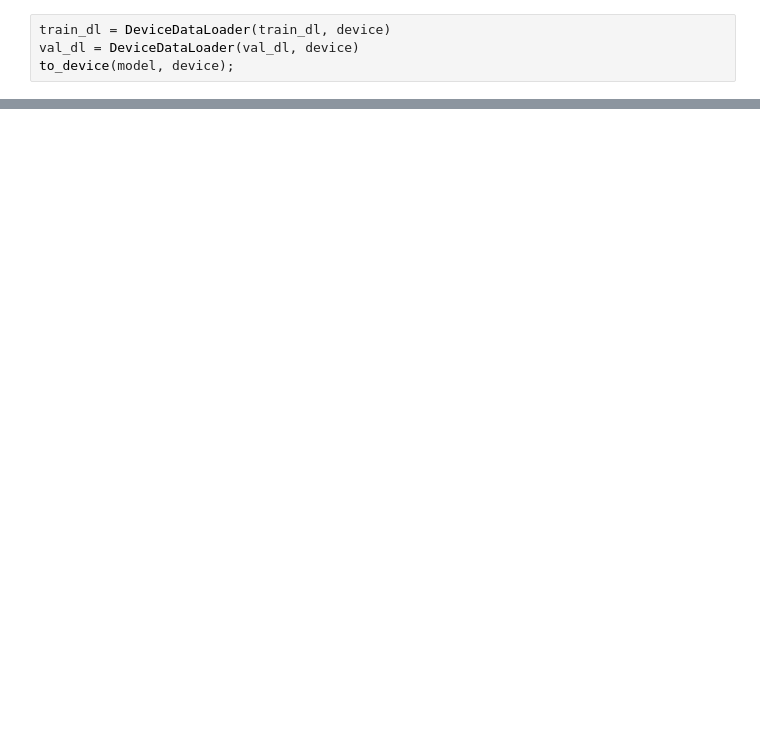
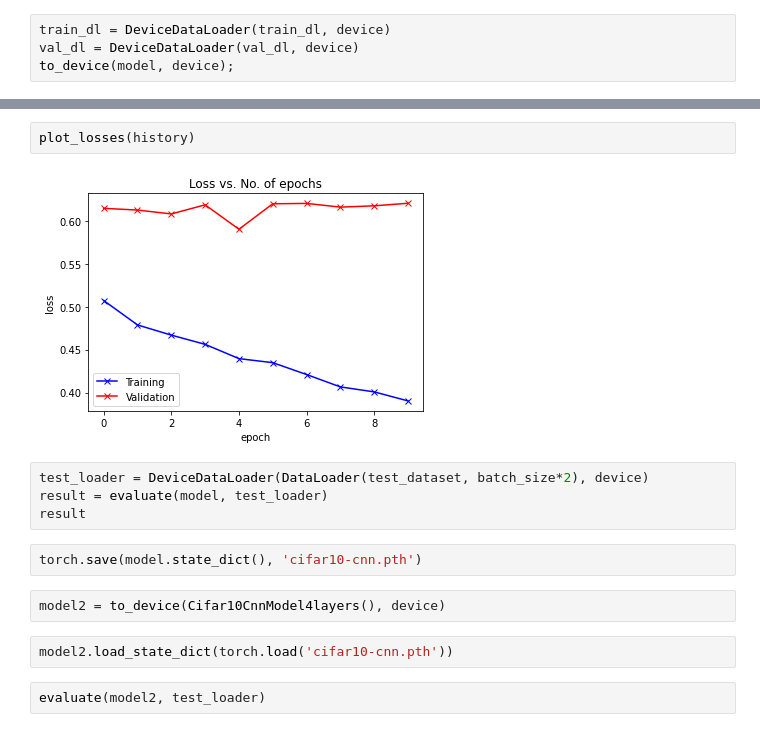
Before and after one commit to sanaaria/Ann, a Jupyter notebook: Ann_HW02.ipynb, the cells around one changed output, grey strips where cells are left out. Drawn from its saved outputs; the diff is of its cells as text; blank space fills up the shorter version.

```diff
--- a/Ann_HW02.ipynb
+++ b/Ann_HW02.ipynb
@@ -503,0 +614,16 @@ history = fit(num_epochs, lr, model, train_dl, val_dl, opt_func)
+# %%
+plot_losses(history)
+# %% [output]
+[figure, added]
+# %%
+test_loader = DeviceDataLoader(DataLoader(test_dataset, batch_size*2), device)
+result = evaluate(model, test_loader)
+result
+# %%
+torch.save(model.state_dict(), 'cifar10-cnn.pth')
+# %%
+model2 = to_device(Cifar10CnnModel4layers(), device)
+# %%
+model2.load_state_dict(torch.load('cifar10-cnn.pth'))
+# %%
+evaluate(model2, test_loader)
```
Also changed, not shown: parts of 31 cells of this notebook.
